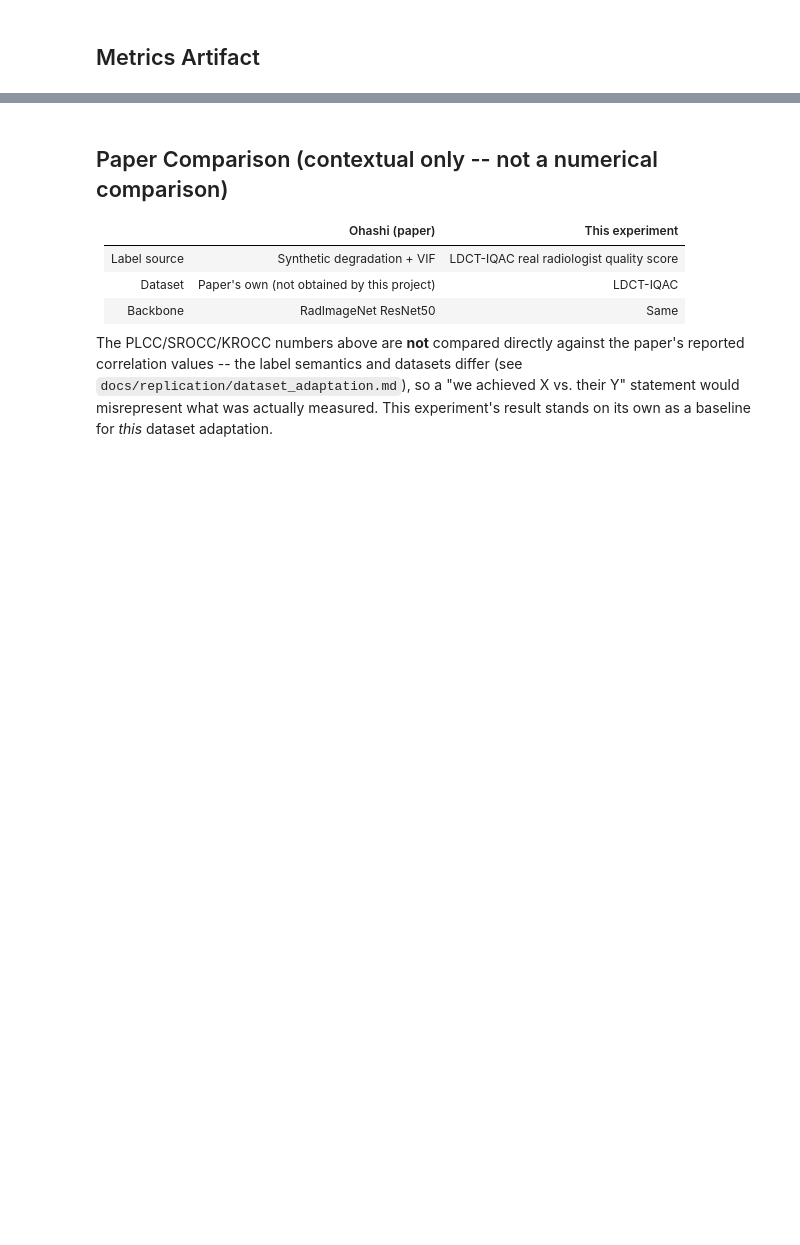
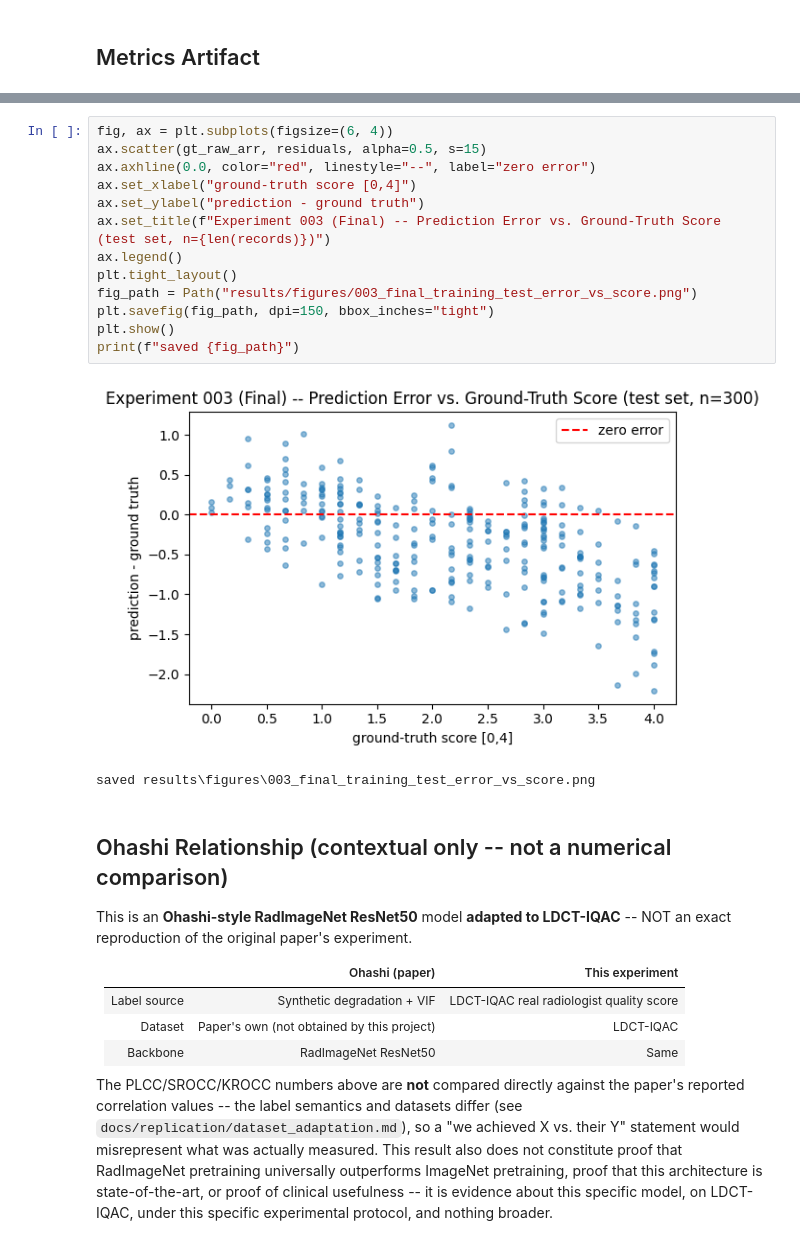
Before and after one commit to Surya-Hariharan/Deep-Learning-for-CT-Image-Quality-Assessment, a Jupyter notebook: notebooks/04_evaluation/01_test_set_evaluation.ipynb, the cells around one changed output, grey strips where cells are left out. Saved outputs shown, nothing was run; the diff lists cells and outputs as text; blank space fills up the shorter version.

```diff
--- a/notebooks/04_evaluation/01_test_set_evaluation.ipynb
+++ b/notebooks/04_evaluation/01_test_set_evaluation.ipynb
@@ -445,5 +655,25 @@ saved results\figures\001_resnet50_baseline_test_score_distribution.png
+# %%
+fig, ax = plt.subplots(figsize=(6, 4))
+ax.scatter(gt_raw_arr, residuals, alpha=0.5, s=15)
+ax.axhline(0.0, color="red", linestyle="--", label="zero error")
+ax.set_xlabel("ground-truth score [0,4]")
+ax.set_ylabel("prediction - ground truth")
+ax.set_title(f"Experiment 003 (Final) -- Prediction Error vs. Ground-Truth Score (test set, n={len(records)})")
+ax.legend()
+plt.tight_layout()
+fig_path = Path("results/figures/003_final_training_test_error_vs_score.png")
+plt.savefig(fig_path, dpi=150, bbox_inches="tight")
+plt.show()
+print(f"saved {fig_path}")
+# %% [output]
+[figure, added]
+saved results\figures\003_final_training_test_error_vs_score.png
 # %% [markdown]
-## Paper Comparison (contextual only -- not a numerical comparison)
+## Ohashi Relationship (contextual only -- not a numerical comparison)
+
+This is an **Ohashi-style RadImageNet ResNet50** model **adapted to
+LDCT-IQAC** -- NOT an exact reproduction of the original paper's
+experiment.
 
 | | Ohashi (paper) | This experiment |
 |---|---|---|
@@ -455,6 +685,9 @@ The PLCC/SROCC/KROCC numbers above are **not** compared directly against
 the paper's reported correlation values -- the label semantics and
 datasets differ (see `docs/replication/dataset_adaptation.md`), so a
 "we achieved X vs. their Y" statement would misrepresent what was actually
-measured. This experiment's result stands on its own as a baseline for
-*this* dataset adaptation.
+measured. This result also does not constitute proof that RadImageNet
+pretraining universally outperforms ImageNet pretraining, proof that this
+architecture is state-of-the-art, or proof of clinical usefulness -- it is
+evidence about this specific model, on LDCT-IQAC, under this specific
+experimental protocol, and nothing broader.
 # %% [markdown]
```
Also changed, not shown: parts of 32 cells of this notebook, 1 other file.
